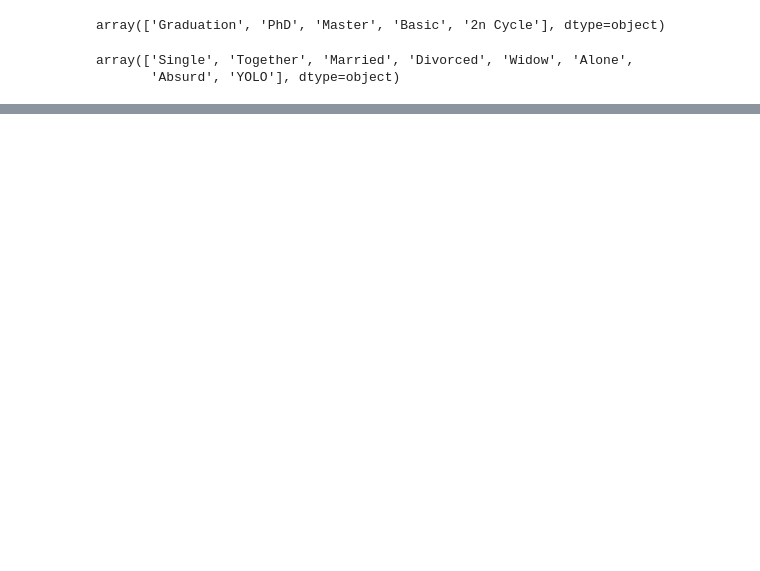
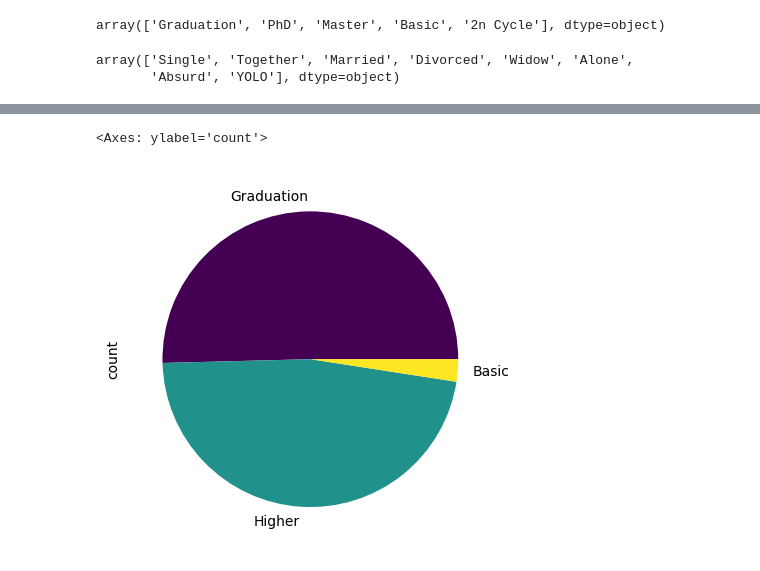
Before and after one commit to itisasmi/custometrics, a Jupyter notebook: custometrics.ipynb, the cells around one changed output, grey strips where cells are left out. Cells and saved outputs as stored; diff of their text form; code cells hidden in the pictures; blank space fills up the shorter version.

```diff
--- a/custometrics.ipynb
+++ b/custometrics.ipynb
@@ -121,0 +205,5 @@ df['Dt_Customer']=pd.to_datetime(df['Dt_Customer'],format='%d-%m-%Y')
+# %%
+df['Education'].value_counts().plot(kind='pie',cmap='viridis')
+# %% [output]
+<Axes: ylabel='count'>
+[figure, added]
```
Also changed, not shown: parts of 33 cells of this notebook.
